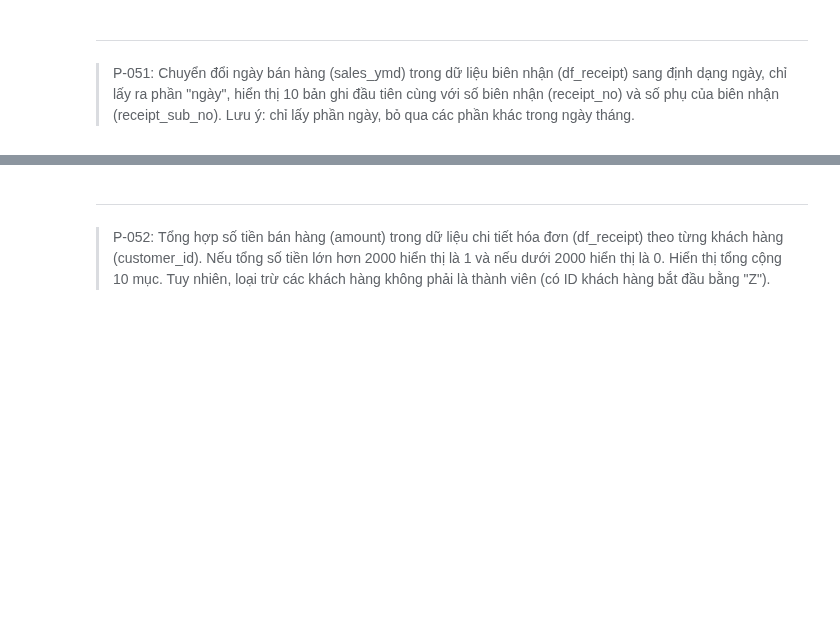
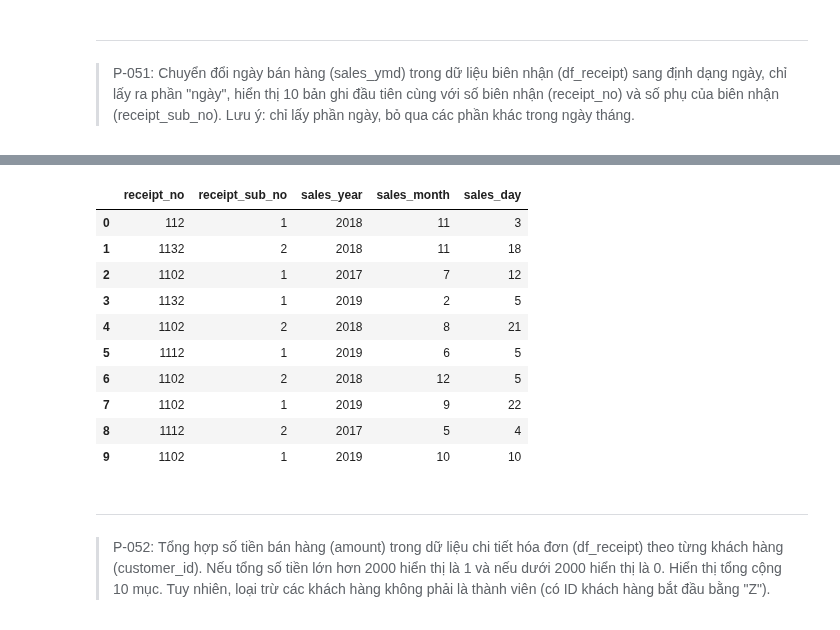
Before and after one commit to quoc-duc/LearnPandas, a Jupyter notebook: notebooks_vn/exercises/100_bai_tap_pandas_vn_exes.ipynb, the cells around one changed output, grey strips where cells are left out. Saved outputs shown, nothing was run; the diff lists cells and outputs as text; code cells hidden in the pictures; blank space fills up the shorter version.

```diff
--- a/notebooks_vn/exercises/100_bai_tap_pandas_vn_exes.ipynb
+++ b/notebooks_vn/exercises/100_bai_tap_pandas_vn_exes.ipynb
@@ -1159,3 +1246,25 @@ Chuyển đổi ngày bán hàng (sales_ymd) trong dữ liệu biên nhận (df_
+# %%
+# Lấy ngày, tháng, năm chỉ trong 1 câu lệnh
+(
+    df_receipt.assign(
+        sales_year = lambda df: pd.to_datetime(df["sales_epoch"], unit='s').dt.year,
+        sales_month = lambda df: pd.to_datetime(df["sales_epoch"], unit='s').dt.month,
+        sales_day = lambda df: pd.to_datetime(df["sales_epoch"], unit='s').dt.day
+    )[['receipt_no', 'receipt_sub_no', 'sales_year', 'sales_month', 'sales_day']]
+    .head(10)
+)
+# %% [output]
+|  | receipt_no | receipt_sub_no | sales_year | sales_month | sales_day |
+| 0 | 112 | 1 | 2018 | 11 | 3 |
+| 1 | 1132 | 2 | 2018 | 11 | 18 |
+| 2 | 1102 | 1 | 2017 | 7 | 12 |
+| 3 | 1132 | 1 | 2019 | 2 | 5 |
+| 4 | 1102 | 2 | 2018 | 8 | 21 |
+| 5 | 1112 | 1 | 2019 | 6 | 5 |
+| 6 | 1102 | 2 | 2018 | 12 | 5 |
+| 7 | 1102 | 1 | 2019 | 9 | 22 |
+| 8 | 1112 | 2 | 2017 | 5 | 4 |
+| 9 | 1102 | 1 | 2019 | 10 | 10 |
 # %% [markdown]
 ---
 > P-052: Tổng hợp số tiền bán hàng (amount) trong dữ liệu chi tiết hóa đơn (df_receipt) theo từng khách hàng (customer_id). Nếu tổng số tiền lớn hơn 2000 hiển thị là 1 và nếu dưới 2000 hiển thị là 0. Hiển thị tổng cộng 10 mục. Tuy nhiên, loại trừ các khách hàng không phải là thành viên (có ID khách hàng bắt đầu bằng "Z").
```
Also changed, not shown: parts of 10 cells of this notebook, 1 other file.
